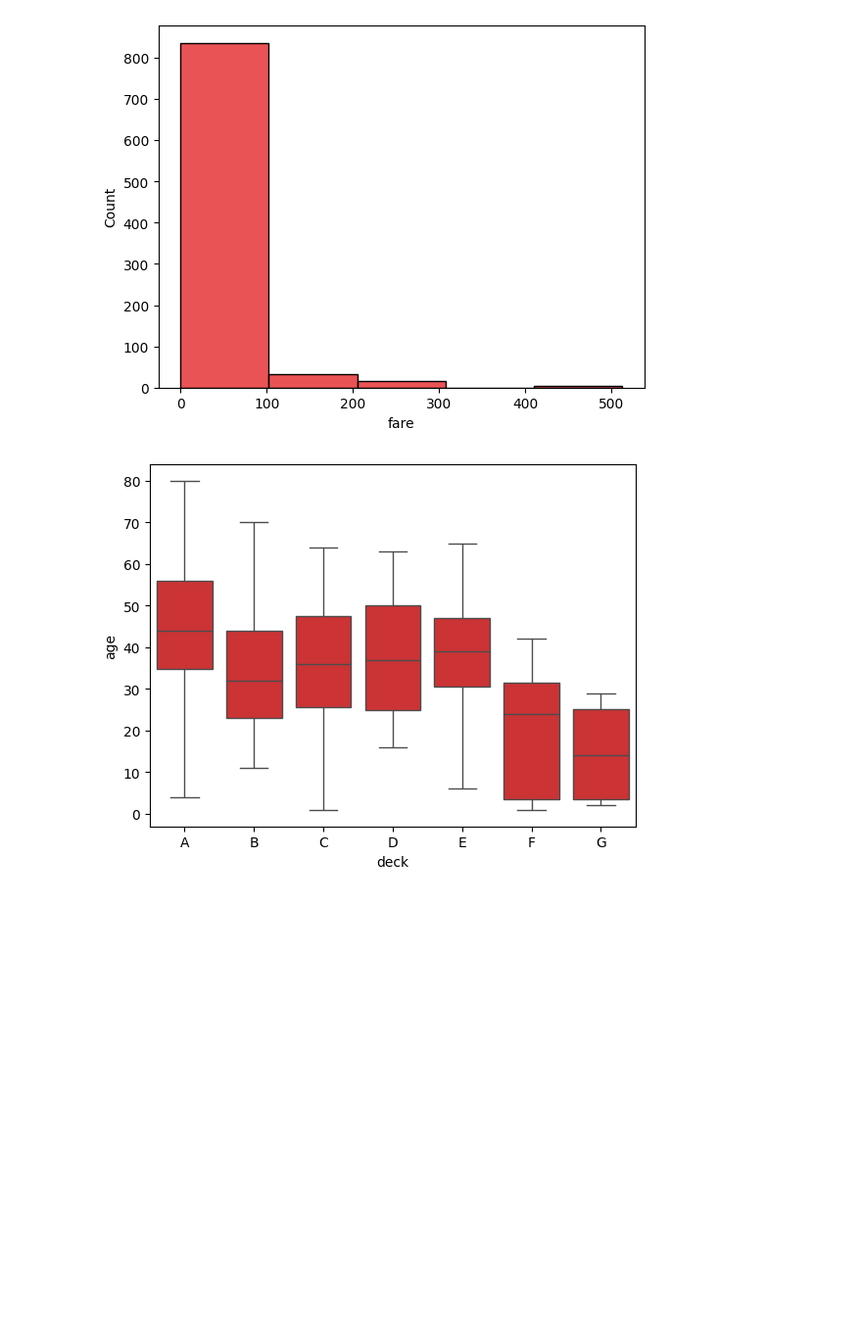
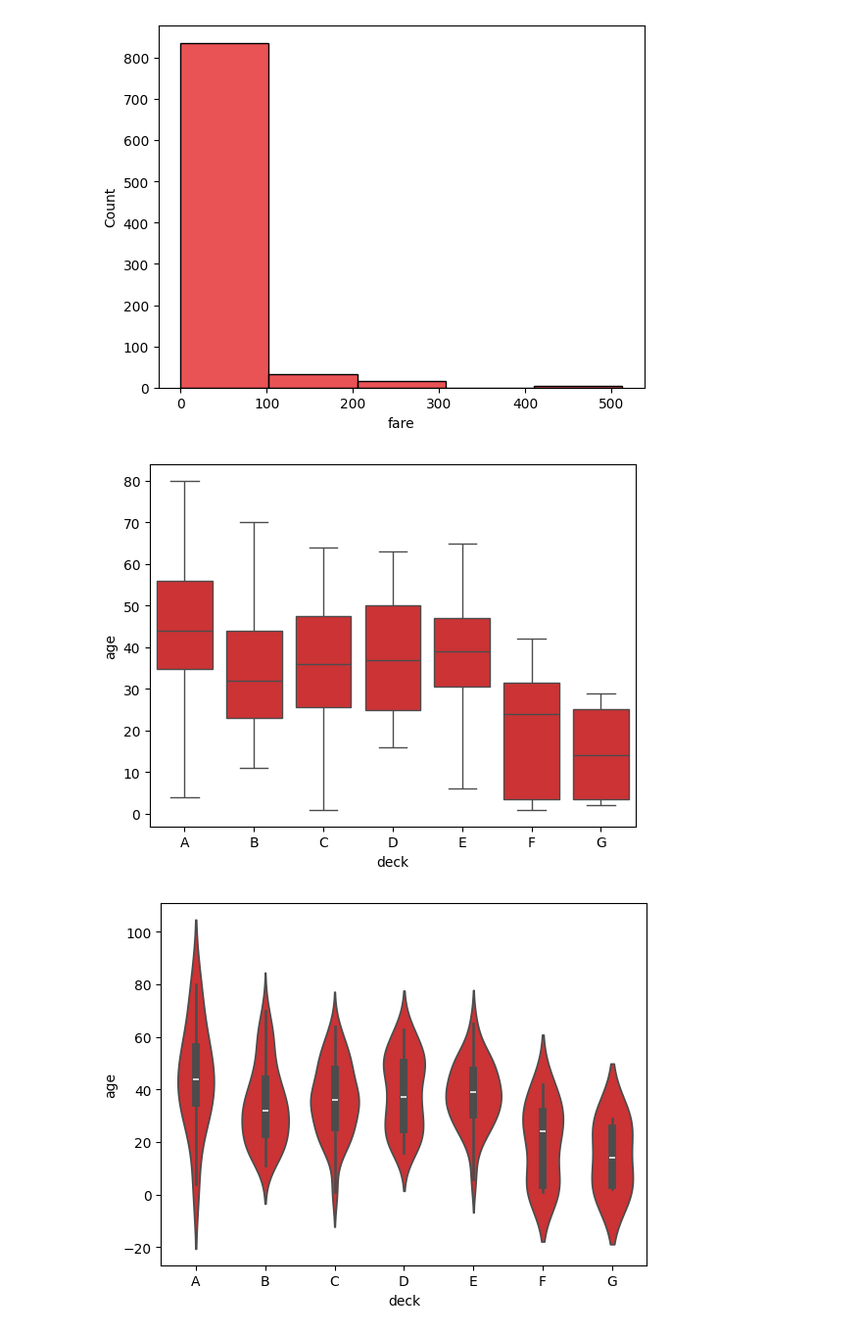
Before and after one commit to RomanGoEmpire/ai-hub, a Jupyter notebook: 2_titanic/titanic.ipynb, the cells around one changed output. Shown at 98% size. Drawn from its saved outputs; the diff is of its cells as text; code cells hidden in the pictures; blank space fills up the shorter version.

Commit message:
Titanic dataset added new plots

```diff
--- a/2_titanic/titanic.ipynb
+++ b/2_titanic/titanic.ipynb
@@ -126,5 +126,8 @@ plt.show()
 # %%
 sns.boxplot(data,x="deck",y="age")
 plt.show()
+sns.violinplot(data,x="deck",y="age")
+plt.show()
 # %% [output]
 [figure]
+[figure, added]
```
